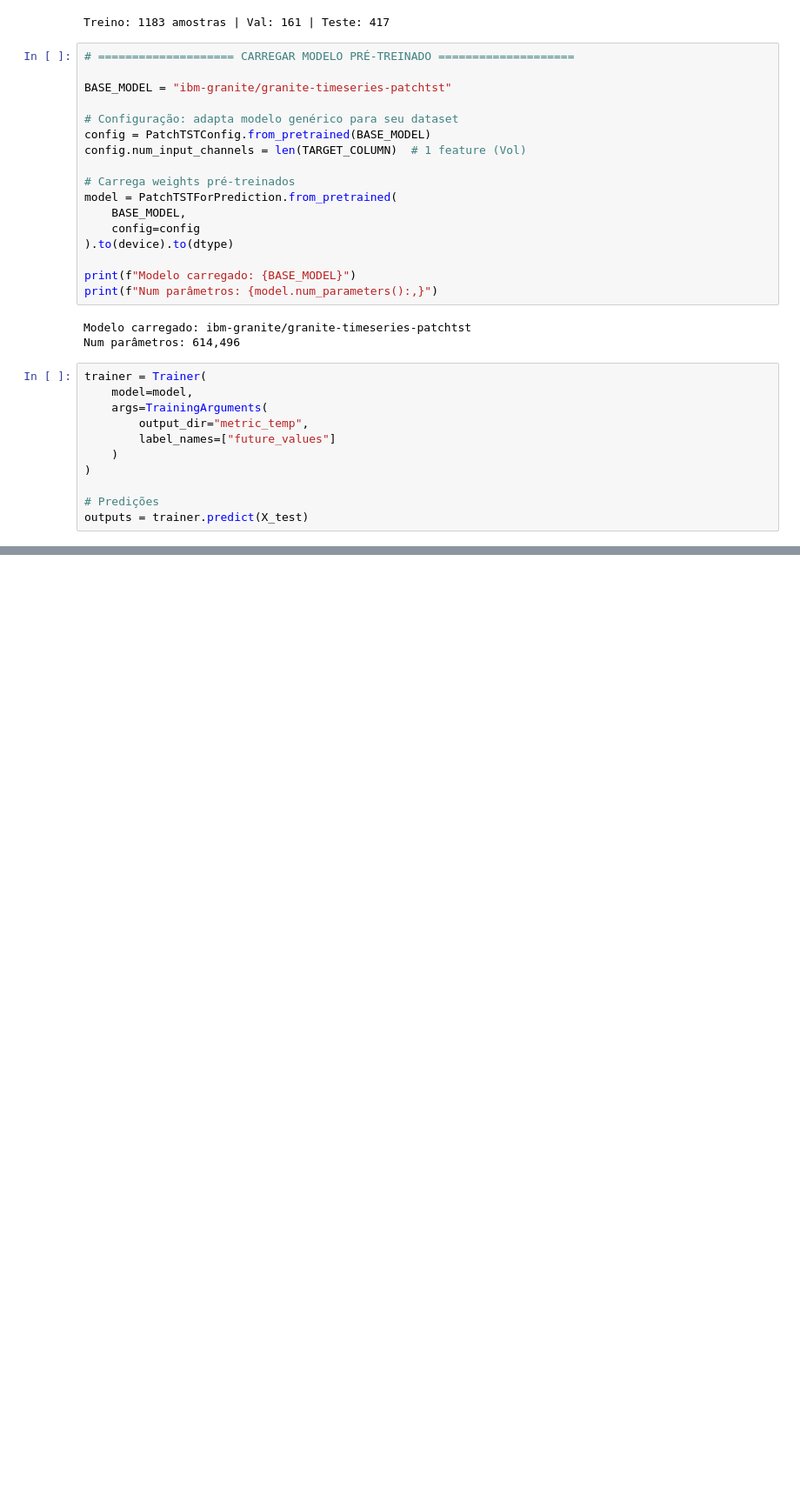
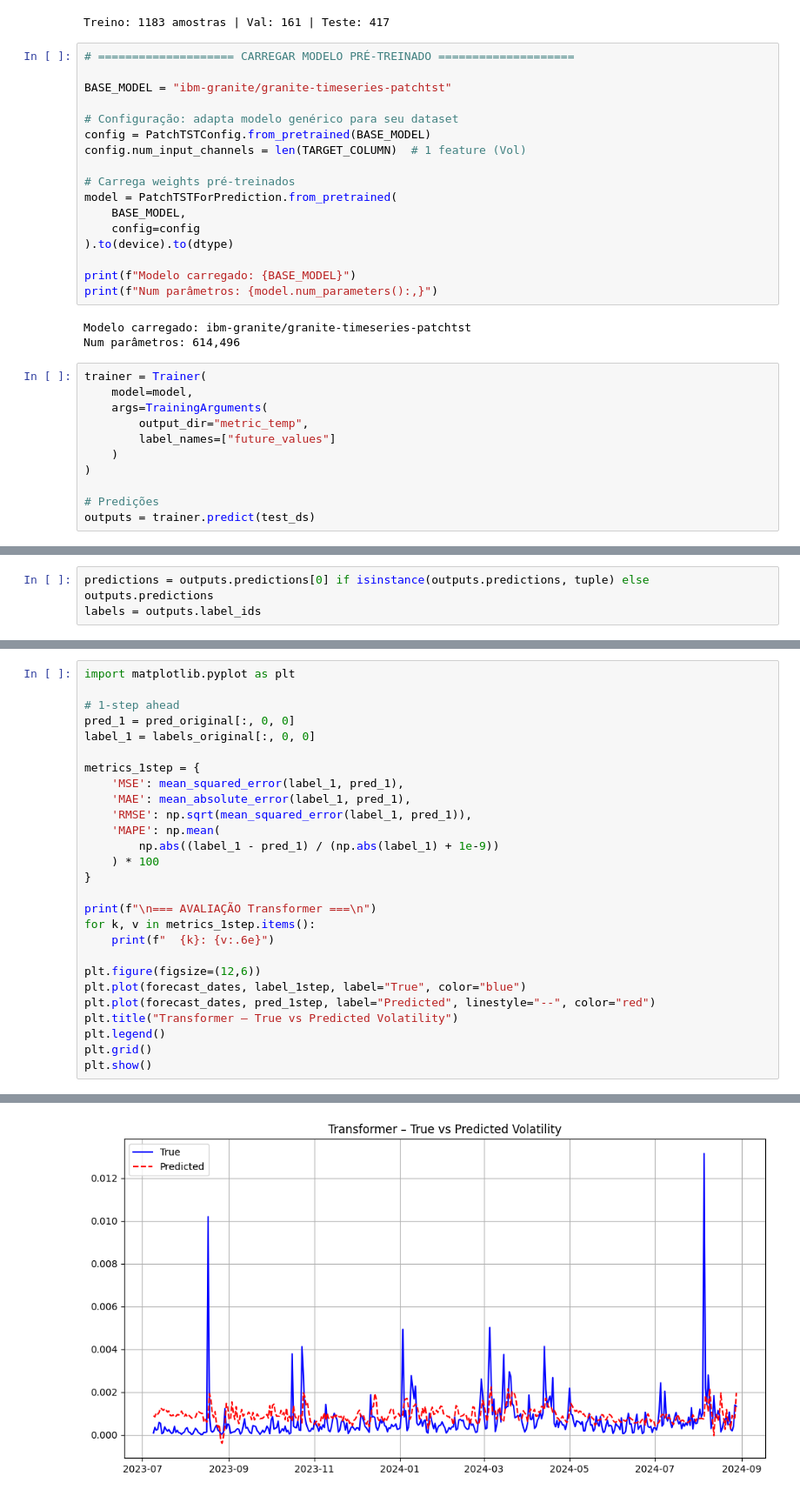
Before and after one commit to Pennini/iniciacao-cientifica, a Jupyter notebook: notebooks/4. Testes PatchTST.ipynb, the cells around one changed output, grey strips where cells are left out. Shown at 87% size. Drawn from its saved outputs; the diff is of its cells as text; blank space fills up the shorter version.

```diff
--- a/notebooks/4. Testes PatchTST.ipynb
+++ b/notebooks/4. Testes PatchTST.ipynb
@@ -117,7 +155,7 @@ trainer = Trainer(
 )
 
 # Predições
-outputs = trainer.predict(X_test)
+outputs = trainer.predict(test_ds)
 # %% [output]
 [interactive output not drawn]
 # %%
@@ -128,0 +169,3 @@ len(preds), len(preds[0]), len(preds[0][0]), len(preds[0][0][0])
+# %%
+predictions = outputs.predictions[0] if isinstance(outputs.predictions, tuple) else outputs.predictions
+labels = outputs.label_ids
@@ -128,0 +235,28 @@ len(preds), len(preds[0]), len(preds[0][0]), len(preds[0][0][0])
+# %%
+import matplotlib.pyplot as plt
+
+# 1-step ahead
+pred_1 = pred_original[:, 0, 0]
+label_1 = labels_original[:, 0, 0]
+
+metrics_1step = {
+    'MSE': mean_squared_error(label_1, pred_1),
+    'MAE': mean_absolute_error(label_1, pred_1),
+    'RMSE': np.sqrt(mean_squared_error(label_1, pred_1)),
+    'MAPE': np.mean(
+        np.abs((label_1 - pred_1) / (np.abs(label_1) + 1e-9))
+    ) * 100
+}
+
+print(f"\n=== AVALIAÇÃO Transformer ===\n")
+for k, v in metrics_1step.items():
+    print(f"  {k}: {v:.6e}")
+
+plt.figure(figsize=(12,6))
+plt.plot(forecast_dates, label_1step, label="True", color="blue")
+plt.plot(forecast_dates, pred_1step, label="Predicted", linestyle="--", color="red")
+plt.title("Transformer – True vs Predicted Volatility")
+plt.legend()
+plt.grid()
+plt.show()
+# %% [output]
@@ -128,0 +269 @@ len(preds), len(preds[0]), len(preds[0][0]), len(preds[0][0][0])
+[figure, added]
```
Also changed, not shown: parts of 14 cells of this notebook, 3 other files.
